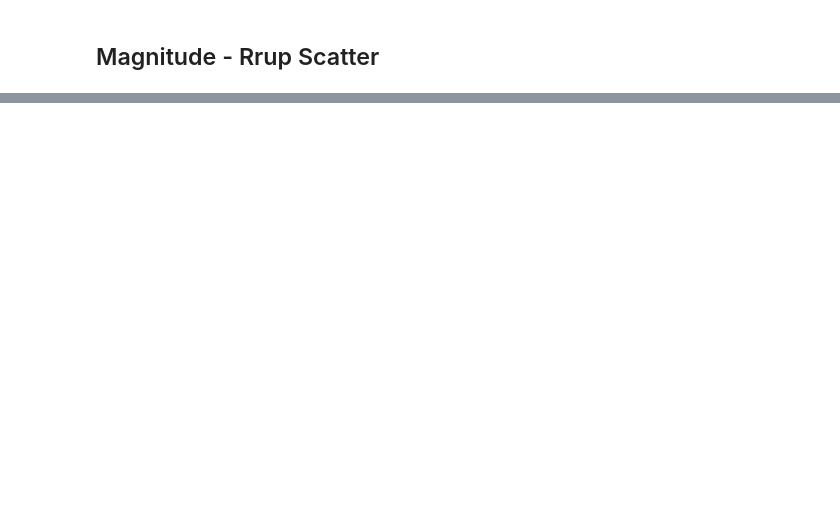
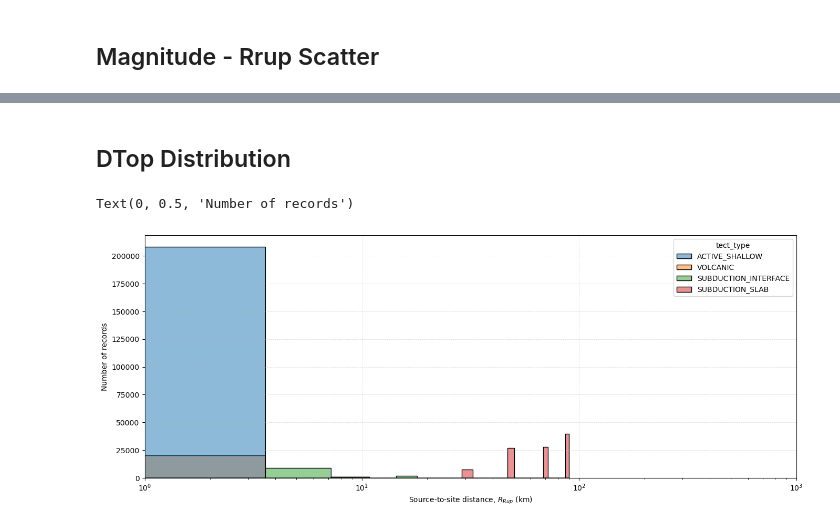
Before and after one commit to claudio525/nn_gmm, a Jupyter notebook: nn_gmm/explore/event_record_distribution.ipynb, the cells around one changed output, grey strips where cells are left out. Cells and saved outputs as stored; diff of their text form; code cells hidden in the pictures; blank space fills up the shorter version.

```diff
--- a/nn_gmm/explore/event_record_distribution.ipynb
+++ b/nn_gmm/explore/event_record_distribution.ipynb
@@ -43,6 +44,9 @@ event_record_info.index = nng.utils.get_site_event_int_id(event_record_info["sit
 # %%
 event_record_info["mag"] = event_df.loc[event_record_info.event_int_id.values, "magnitude"].values
 event_record_info["rrup"] = site_event_data.loc[event_record_info.index.values, "rrup"].values
+event_record_info["dtop"] = event_df.loc[event_record_info.event_int_id.values, "dtop"].values
+event_record_info["dbottom"] = event_df.loc[event_record_info.event_int_id.values, "dbottom"].values
+event_record_info["tect_type"] = event_df.loc[event_record_info.event_int_id.values, "tect_type"].values
 # %% [markdown]
 # Event Distribution
 # %%
@@ -134,0 +150,18 @@ ax_histy.set_yticklabels([]);
+# %% [markdown]
+## DTop Distribution
+# %%
+# bins = np.logspace(np.log10(1), np.log10(1000), 25)
+
+fig, ax1 = plt.subplots(figsize=(16, 6))
+
+# ax1.hist(event_record_info["dtop"])
+sns.histplot(event_record_info, x="dtop", hue="tect_type", bins=25, ax=ax1)
+
+ax1.set_xlim(1, 1000)
+ax1.set_xscale("log")
+ax1.grid(linewidth=0.5, alpha=0.5, linestyle="--")
+ax1.set_xlabel("Source-to-site distance, $R_{Rup}$ (km)")
+ax1.set_ylabel("Number of records")
+# %% [output]
+Text(0, 0.5, 'Number of records')
+[figure, added]
```
Also changed, not shown: parts of 5 cells of this notebook, 8 other files.
